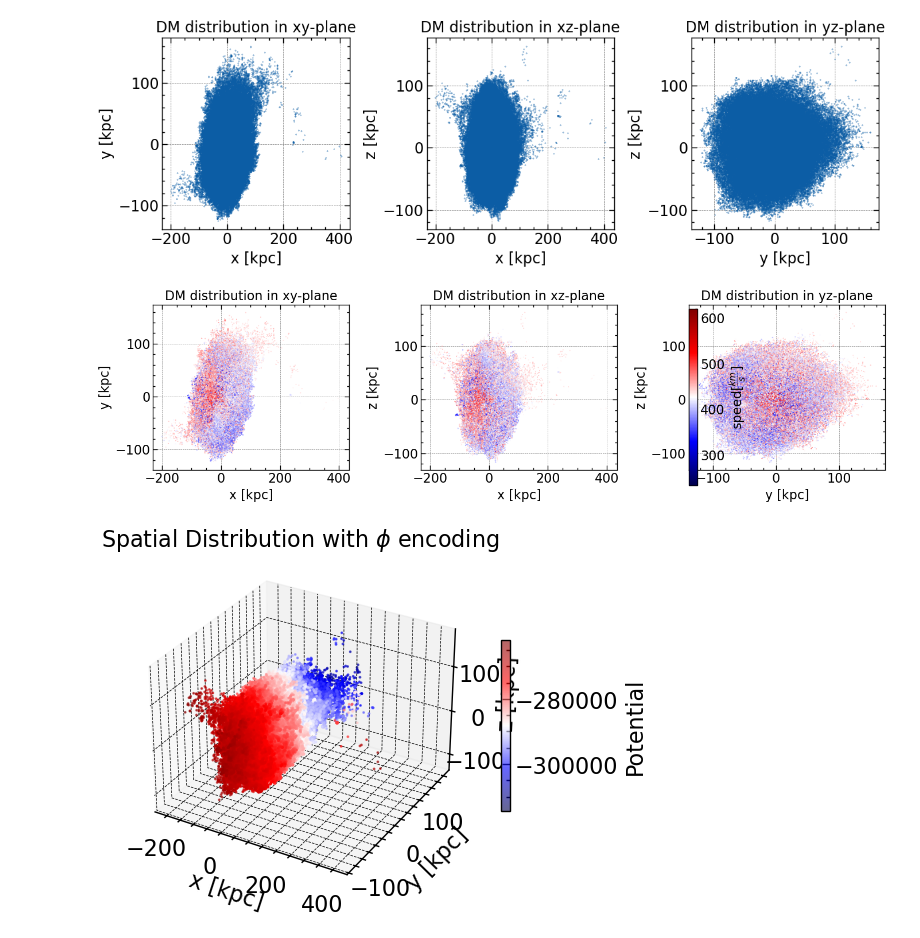
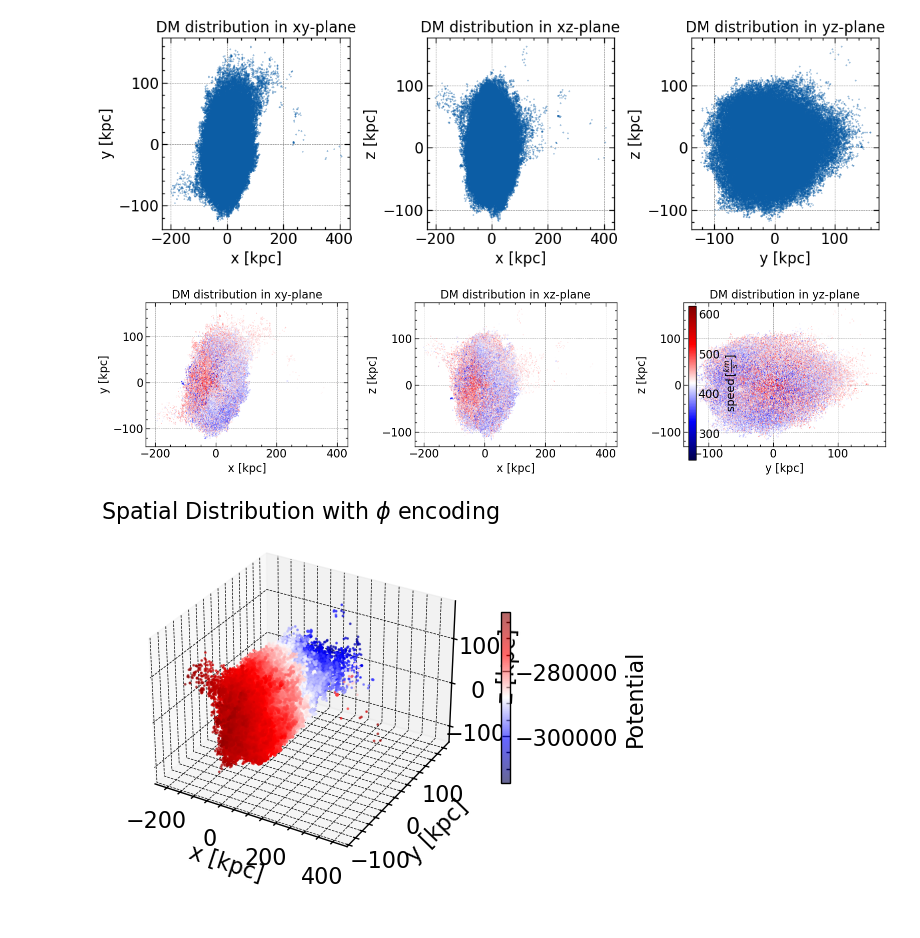
Before and after one commit to Jitskeverheecke/TANA_Project, a Jupyter notebook: project.ipynb, the cells around one changed output. Saved outputs shown, nothing was run; the diff lists cells and outputs as text; code cells hidden in the pictures.

```diff
--- a/project.ipynb
+++ b/project.ipynb
@@ -6,6 +6,9 @@ import numpy as np
 import matplotlib.pyplot as plt
 #import pandas as pd
 #import seaborn as sns
+# %%
+import scienceplots
+plt.style.use(['science', 'notebook', 'grid'])
 # %% [markdown]
 ### Data structure
 # %%
@@ -124,29 +127,29 @@ plt.show()
 [figure]
 # %%
 plt.close('all')
-fig, axes = plt.subplots(1, 3, figsize=(14, 4))
+fig, axes = plt.subplots(1, 3, figsize=(16, 4))
 
 axes[0].scatter(x, y, s=0.1, c=v.value, cmap='seismic')
 axes[0].set_xlabel("x [kpc]")
 axes[0].set_ylabel("y [kpc]")
 axes[0].set_title("DM distribution in xy-plane")
 
 axes[1].scatter(x, z, s=0.1, c=v.value, cmap='seismic')
 axes[1].set_xlabel("x [kpc]")
 axes[1].set_ylabel("z [kpc]")
 axes[1].set_title("DM distribution in xz-plane")
 
 ax2 = axes[2].scatter(y, z, s=0.1, c=v.value, cmap='seismic')
 axes[2].set_xlabel("y [kpc]")
 axes[2].set_ylabel("z [kpc]")
 axes[2].set_title("DM distribution in yz-plane")
 
 cbar = fig.colorbar(ax2, ax=axes, orientation='vertical', fraction=0.2, pad=0.04)
 cbar.set_label(r'$\text{speed} \,[\frac{km}{s}]$')
 plt.tight_layout()
 plt.show()
 # %% [output]
-[figure, old version]
+[figure, new version]
 # %%
 #potential of the system
 fig = plt.figure(figsize=(12, 4))
```
Also changed, not shown: parts of 37 cells of this notebook, 9 other files.
